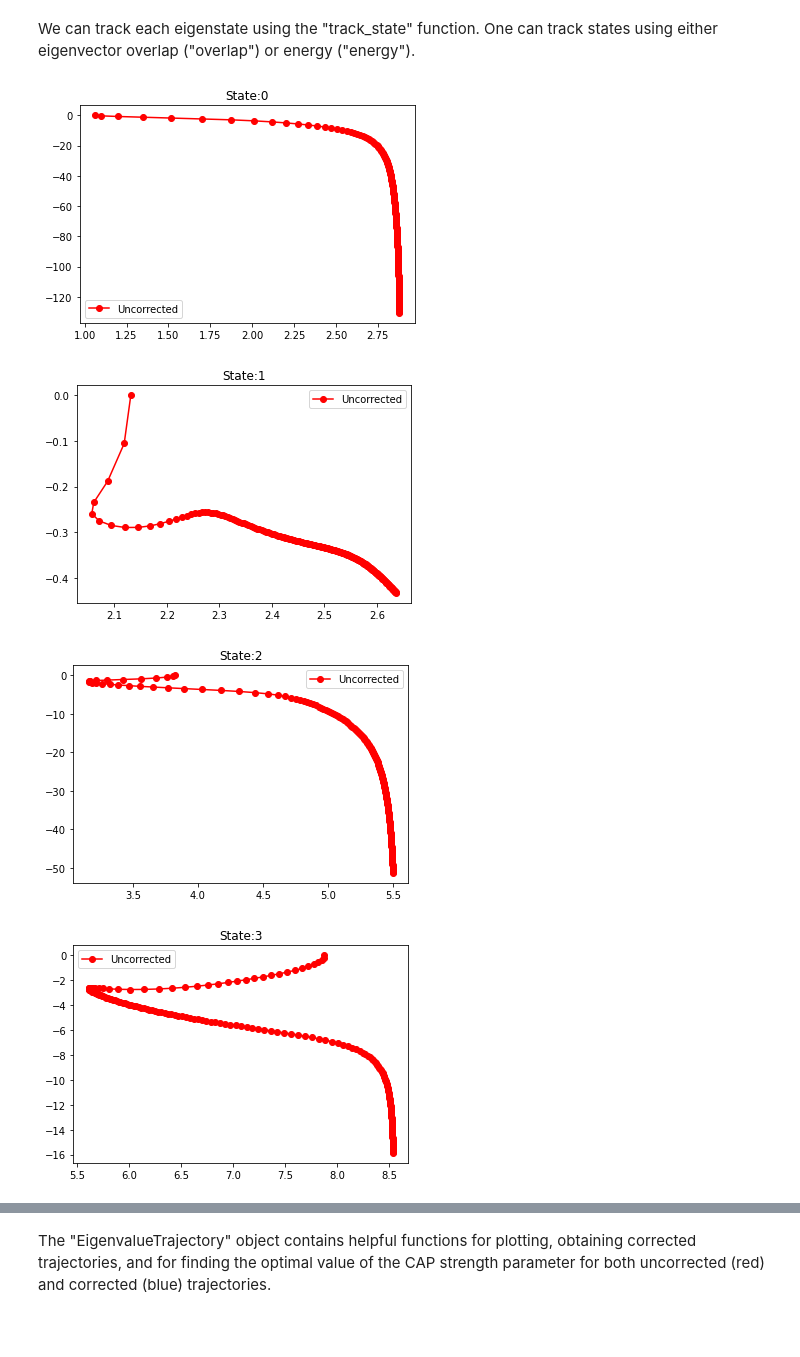
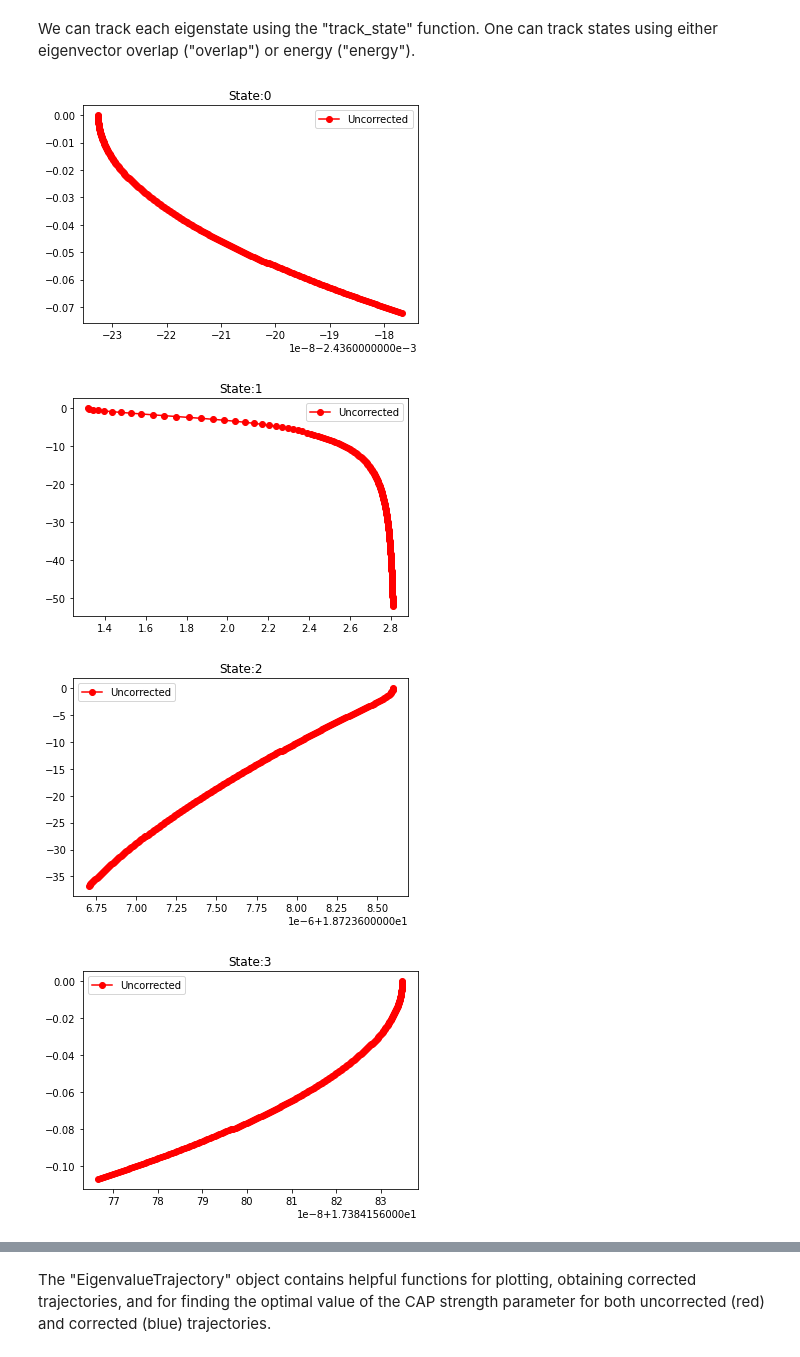
Before and after one commit to gayverjr/opencap, a Jupyter notebook: examples/analysis/N2/OpenMolcasTutorial.ipynb, the cells around one changed output, grey strips where cells are left out. Saved outputs shown, nothing was run; the diff lists cells and outputs as text; code cells hidden in the pictures; blank space fills up the shorter version.

Commit message:
Switched to ms-caspt2 in jupyter notebook

```diff
--- a/examples/analysis/N2/OpenMolcasTutorial.ipynb
+++ b/examples/analysis/N2/OpenMolcasTutorial.ipynb
@@ -11,8 +11,8 @@ from pandas import DataFrame
 ## Constructing the system object
 The System object of PyOpenCAP contains the geometry and basis set information, as well as the overlap matrix. The constructor exposed to Python takes in a Python dictionary as an argument, with key/value pairs which mimic the input file format of the command line version. There are three equivalent ways of specifying the geometry and basis set: rassi_h5, molden, and inline. The "inline" option requires specifying a path to a basis set formatted in Psi4 style, which can be downloaded from the basis set exchange. Here, we’ll use the rassi_h5 file.
 # %%
-RASSI_FILE = "ref_outputs/xms.rassi.h5"
-OUTPUT_FILE = "ref_outputs/xms.out"
+RASSI_FILE = "ref_outputs/ms_caspt2.rassi.h5"
+OUTPUT_FILE = "ref_outputs/ms_caspt2.out"
 sys_dict_inline = {"geometry":'''N        0.0     0.0     0.548757
                     N        0.0     0.0     -0.548757
                     X       0.0     0.0     0.0''',  # ghost atoms are indicated with X
@@ -74,23 +74,23 @@ CAPH = CAPHamiltonian(pc=pc)
 # %% [markdown]
 The run_trajectory function is used to generate eigenvalue trajectories. The CAP Hamiltonian is diagonalized over the specified range of cap strength values, and the results are stored.
 # %%
-eta_list = np.linspace(0,5000,201)
+eta_list = np.linspace(0,2000,201)
 eta_list = np.around(eta_list * 1E-5,decimals=5)
 CAPH.run_trajectory(eta_list)
 # %% [markdown]
 We can track each eigenstate using the "track_state" function. One can track states using either eigenvector overlap ("overlap") or energy ("energy").
 # %%
 # CASPT2 energy for neutral w/ same orbitals
-ref_energy = -109.35456424
+ref_energy = -109.35444720
 for i in range(0,CAPH.nstates):
     traj = CAPH.track_state(i,tracking="overlap")
     uc_energies = traj.energies_ev(ref_energy=ref_energy)
     plt.plot(np.real(uc_energies),np.imag(uc_energies),'-ro',label="Uncorrected")
     plt.title("State:" + str(i))
     plt.legend()
     plt.show()
 # %% [output]
-[figure, old version]
+[figure, new version]
-[figure, old version]
+[figure, new version]
-[figure, old version]
+[figure, new version]
-[figure, old version]
+[figure, new version]
```
Also changed, not shown: parts of 8 cells of this notebook, 4 other files.
